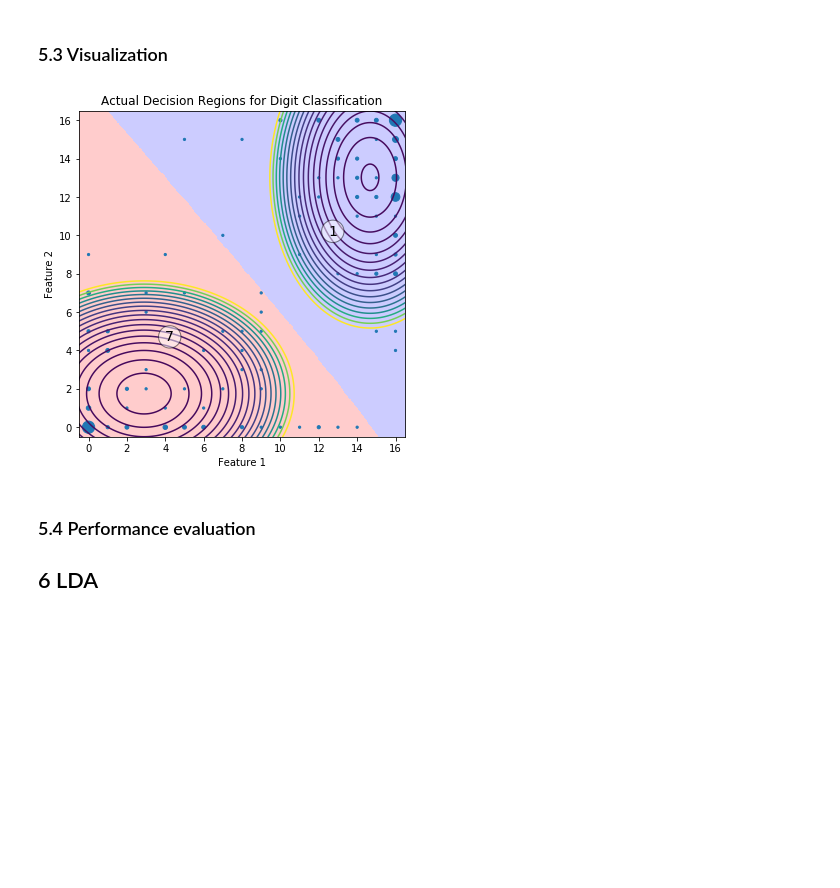
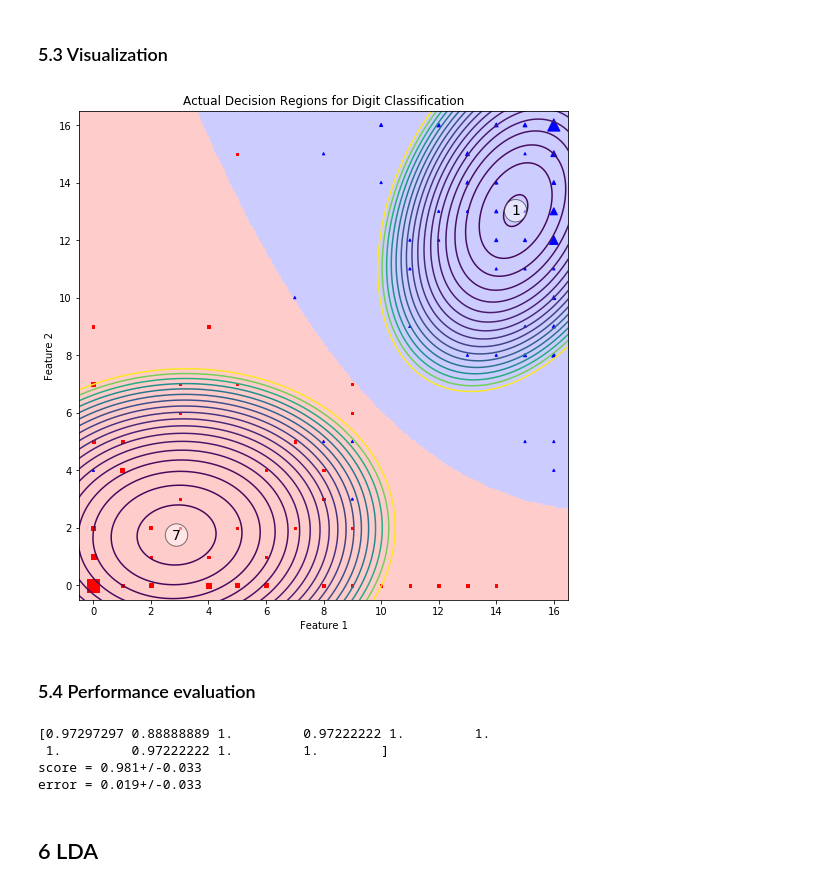
Before and after one commit to LarsKue/FML, a Jupyter notebook: ex02/qda-lda.ipynb, the cells around one changed output. Drawn from its saved outputs; the diff is of its cells as text; code cells hidden in the pictures; blank space fills up the shorter version.

```diff
--- a/ex02/qda-lda.ipynb
+++ b/ex02/qda-lda.ipynb
@@ -120,15 +120,16 @@ def line(x):
 line_x = np.linspace(-5, 20, 1000)
 line_y = line(line_x)
 
-plt.figure(figsize=(8, 8))
-plt.fill_between(line_x, -5, line_y, alpha=0.2, label="Class 1")
-plt.fill_between(line_x, line_y, 20, alpha=0.2, label="Class 2")
+plt.figure(figsize=(9, 9))
+plt.fill_between(line_x, -5, line_y, alpha=0.2, label="Class 1", color="red")
+plt.fill_between(line_x, line_y, 20, alpha=0.2, label="Class 2", color="blue")
 
-
-unique, counts = np.unique(reduced_x.T, axis=1, return_counts=True)
+unique1, counts1 = np.unique(reduced_x.T[:,y_train==1], axis=1, return_counts=True)
+unique7, counts7 = np.unique(reduced_x.T[:,y_train==7], axis=1, return_counts=True)
 
 plt.plot(line_x, line_y, label="Decision Boundary Example", color="red")
-plt.scatter(unique[0], unique[1], s=5 * counts)
+plt.scatter(unique1[0], unique1[1], s=5 * counts1, marker="^", color="blue")
+plt.scatter(unique7[0], unique7[1], s=5 * counts7, marker="s", color="red")
 plt.xlabel("Feature 1")
 plt.ylabel("Feature 2")
 plt.xlim(-0.5, 16.5)
@@ -252,7 +254,7 @@ class QDAClassifier:
     def _mahalanobis(self, data):
         diff = data[:,np.newaxis,:] - self.mu[np.newaxis,:,:]
 
-        prod = (diff[:,:,:,np.newaxis] * self.icovmat).sum(axis=3)
+        prod = (diff[:,:,np.newaxis,:] * self.icovmat).sum(axis=3)
         return (prod * diff).sum(axis=2)
 
     def _distances(self, data):
@@ -263,8 +265,15 @@ class QDAClassifier:
     def predict(self, data):
         return np.argmin(self._distances(data), axis=-1)
 
+    def score(self, X_test, Y_test):
+        predicted = self.predict(X_test)
+        return 1 - (np.mean((predicted == 0) != (Y_test == 1)))
+
     def mvgauss(self, data):
         return np.exp(self._mahalanobis(data)) / np.sqrt(self.covdets)
+
+    def get_params(self, deep=False):
+        return {"mu": self.mu, "covmat": self.covmat, "p": self.p}
 
 
 
@@ -293,38 +302,77 @@ Test Error Rate: 0.007
 n = 500
 extent = [-5, 20]
 x = y = np.linspace(*extent, n)
 xx, yy = np.meshgrid(x, y)
 xy = np.stack([xx, yy]).reshape((n ** 2, 2))
 xy = np.stack(np.meshgrid(x, y), axis=-1).reshape((n ** 2, 2))
 
 plot_data = qda.predict(xy).reshape((n, n))
 plot_contour_data = qda.mvgauss(xy)
 
-plt.figure(figsize=(6, 6))
+plt.figure(figsize=(9, 9))
 
 plt.imshow(plot_data, extent=2 * extent, origin="lower", cmap="bwr", alpha=0.2)
 
 # contour_levels = [1e-7, 1e-6, 1e-5, 1e-4, 1e-3, 1e-2, 1e-1, 1e0, 1e1]
 contour_levels = np.logspace(-3, 0, 30)
 plt.contour(xx, yy, plot_contour_data[:, 0].reshape((n, n)), extent=2 * extent, origin="lower", levels=contour_levels)
 plt.contour(xx, yy, plot_contour_data[:, 1].reshape((n, n)), extent=2 * extent, origin="lower", levels=contour_levels)
 
-plt.scatter(unique[0], unique[1], s=5 * counts)
+plt.scatter(unique1[0], unique1[1], s=5 * counts1, marker="^", color="blue")
+plt.scatter(unique7[0], unique7[1], s=5 * counts7, marker="s", color="red")
 plt.xlabel("Feature 1")
 plt.ylabel("Feature 2")
 plt.xlim(-0.5, 16.5)
 plt.ylim(-0.5, 16.5)
 bbox = {
     "boxstyle": "circle",
     "facecolor": "white",
     "alpha": 0.5
 }
-plt.text(4, 4.5, "7", fontsize=14, bbox=bbox)
-plt.text(12.5, 10, "1", fontsize=14, bbox=bbox)
+plt.text(2.89, 1.75, "7", fontsize=14, bbox=bbox, horizontalalignment="center", verticalalignment="center")
+plt.text(14.67, 13.02, "1", fontsize=14, bbox=bbox, horizontalalignment="center", verticalalignment="center")
 plt.title("Actual Decision Regions for Digit Classification")
 plt.show()
 # %% [output]
-[figure, old version]
+[figure, new version]
 # %% [markdown]
 ### 5.4 Performance evaluation
-## 6 LDA
+# %%
+from sklearn.model_selection import cross_val_score
+from uncertainties import ufloat
+
+class CrossValQDA():
+    def __init__(self, mu = None, covmat = None, p = None):
+        self.mu = mu
+        self.covmat = covmat
+        self.p = p
+        self.qda = None
+
+    def fit(self, X_train, Y_train):
+        self.qda = QDAClassifier(X_train, Y_train)
+        self.mu, self.covmat, self.p = self.qda.fit()
+
+    def score(self, X_test, Y_test):
+        predicted = self.qda.predict(X_test)
+        return 1 - (np.mean((predicted == 0) != (Y_test == 1)))
+
+    def get_params(self, deep=False):
+        return {"mu": self.mu, "covmat": self.covmat, "p": self.p}
+
+
+cvqda = CrossValQDA()
+scores = cross_val_score(cvqda, reduce_dimensions(data17), target17, cv=10)
+print(scores)
+
+score = ufloat(np.mean(scores), np.std(scores))
+error = 1 - score
+
+print(f"score = {score}")
+print(f"error = {error}")
+# %% [output]
+[0.97297297 0.88888889 1.         0.97222222 1.         1.
+ 1.         0.97222222 1.         1.        ]
+score = 0.981+/-0.033
+error = 0.019+/-0.033
+# %% [markdown]
+## 6 LDA
```
Also changed, not shown: parts of 8 cells of this notebook.
